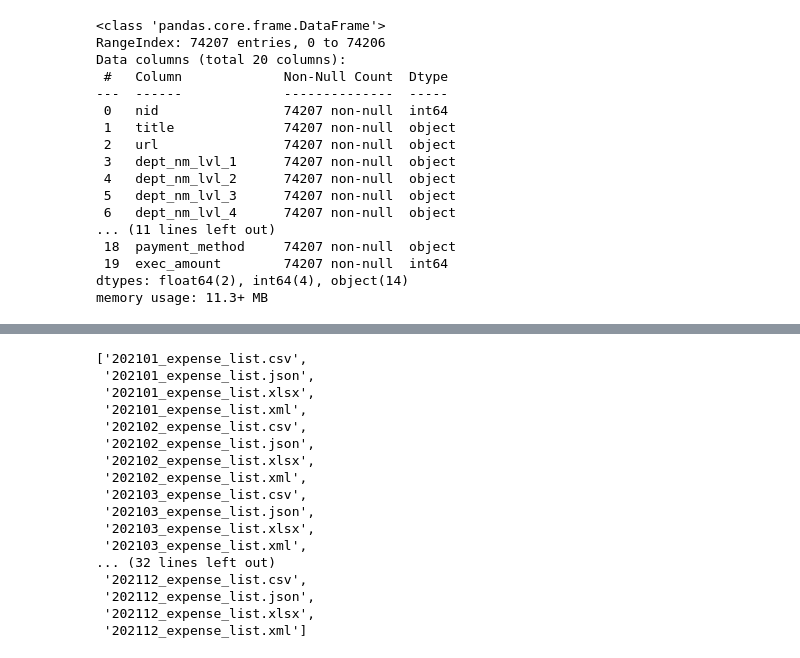
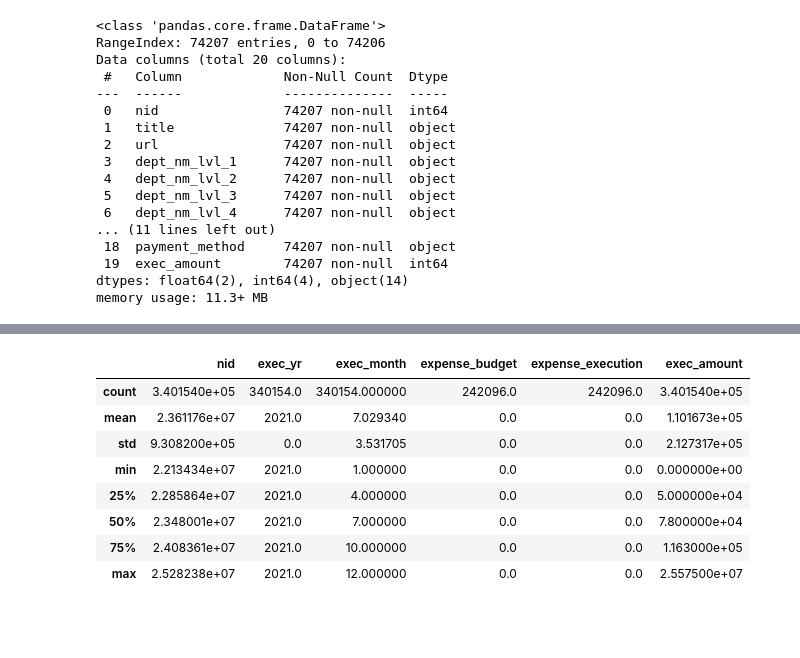
Before and after one commit to do-po/test_1, a Jupyter notebook: Python/24_03_27/dir.list.ipynb, the cells around one changed output, grey strips where cells are left out. Drawn from its saved outputs; the diff is of its cells as text; code cells hidden in the pictures; blank space fills up the shorter version.

```diff
--- a/Python/24_03_27/dir.list.ipynb
+++ b/Python/24_03_27/dir.list.ipynb
@@ -174,23 +176,52 @@ for file in file_list_2021:
+# %%
+file_name, file_end = os.path.splitext(file_list_2021[0]) # 가장 확실한 확장자 찾기 방법 # 변수 두 개에 tuple 데이터 나눠서 대입
+
+file_path_2021 = '../../csv/2021/'
+file_list_2021 = os.listdir(file_path_2021)
+
+file_list_2021
+
+result_2021 = pd.DataFrame()
+
+for file in file_list_2021:
+    file_name, file_end = os.path.splitext(file)
+    if file_end == '.csv':
+        df = pd.read_csv(file_path_2021 + file)
+    elif file_end == '.json':
+        df = pd.read_csv(file_path_2021 + file)
+    elif file_end == '.xml':
+        df = pd.read_xml(file_path_2021 + file)
+    elif file_end == '.xlsx':
+        df = pd.read_excel(file_path_2021 + file)
+    result_2021 = pd.concat([result_2021, df], axis= 0, ignore_index= True)
 # %%
 file_path_2021 = '../../csv/2021/'
 file_list_2021 = os.listdir(file_path_2021)
 
 file_list_2021
+
+result_2021 = pd.DataFrame()
-# %% [output]
-['202101_expense_list.csv',
- '202101_expense_list.json',
- '202101_expense_list.xlsx',
- '202101_expense_list.xml',
- '202102_expense_list.csv',
- '202102_expense_list.json',
- '202102_expense_list.xlsx',
- '202102_expense_list.xml',
- '202103_expense_list.csv',
- '202103_expense_list.json',
- '202103_expense_list.xlsx',
- '202103_expense_list.xml',
-... (32 lines left out)
- '202112_expense_list.csv',
- '202112_expense_list.json',
- '202112_expense_list.xlsx',
- '202112_expense_list.xml']
+# %%
+for file in file_list_2021:
+    file_name, file_end = os.path.splitext(file)
+    if file.endswith('xml'):
+        df = pd.read_xml(file_path_2021 + file)
+    elif file.split('.')[-1] in ['xls', 'xlsx']:
+        df = pd.read_excel(file_path_2021 + file)
+    elif file_end == 'json':
+        df = pd.read_json(file_path_2021 + file)
+    elif file.split('.')[-1] == 'csv':
+        df = pd.read_csv(file_path_2021 + file)
+    result_2021 = pd.concat([result_2021, df], axis= 0, ignore_index= True)
+# %%
+result_2021.describe()
+# %% [output]
+|  | nid | exec_yr | exec_month | expense_budget | expense_execution | exec_amount |
+| count | 3.401540e+05 | 340154.0 | 340154.000000 | 242096.0 | 242096.0 | 3.401540e+05 |
+| mean | 2.361176e+07 | 2021.0 | 7.029340 | 0.0 | 0.0 | 1.101673e+05 |
+| std | 9.308200e+05 | 0.0 | 3.531705 | 0.0 | 0.0 | 2.127317e+05 |
+| min | 2.213434e+07 | 2021.0 | 1.000000 | 0.0 | 0.0 | 0.000000e+00 |
+| 25% | 2.285864e+07 | 2021.0 | 4.000000 | 0.0 | 0.0 | 5.000000e+04 |
+| 50% | 2.348001e+07 | 2021.0 | 7.000000 | 0.0 | 0.0 | 7.800000e+04 |
+| 75% | 2.408361e+07 | 2021.0 | 10.000000 | 0.0 | 0.0 | 1.163000e+05 |
+| max | 2.528238e+07 | 2021.0 | 12.000000 | 0.0 | 0.0 | 2.557500e+07 |
```
Also changed, not shown: parts of 8 cells of this notebook.
